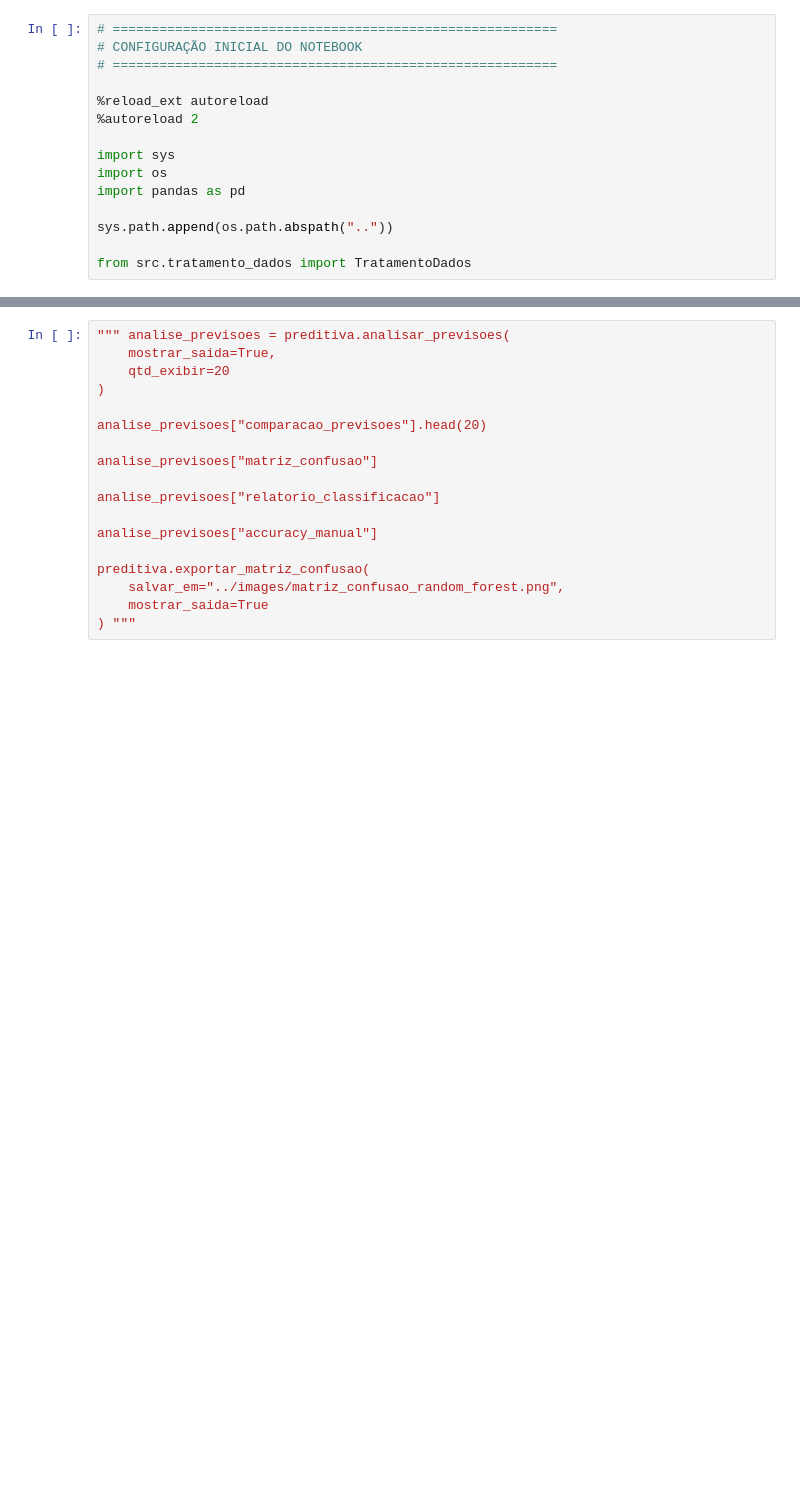
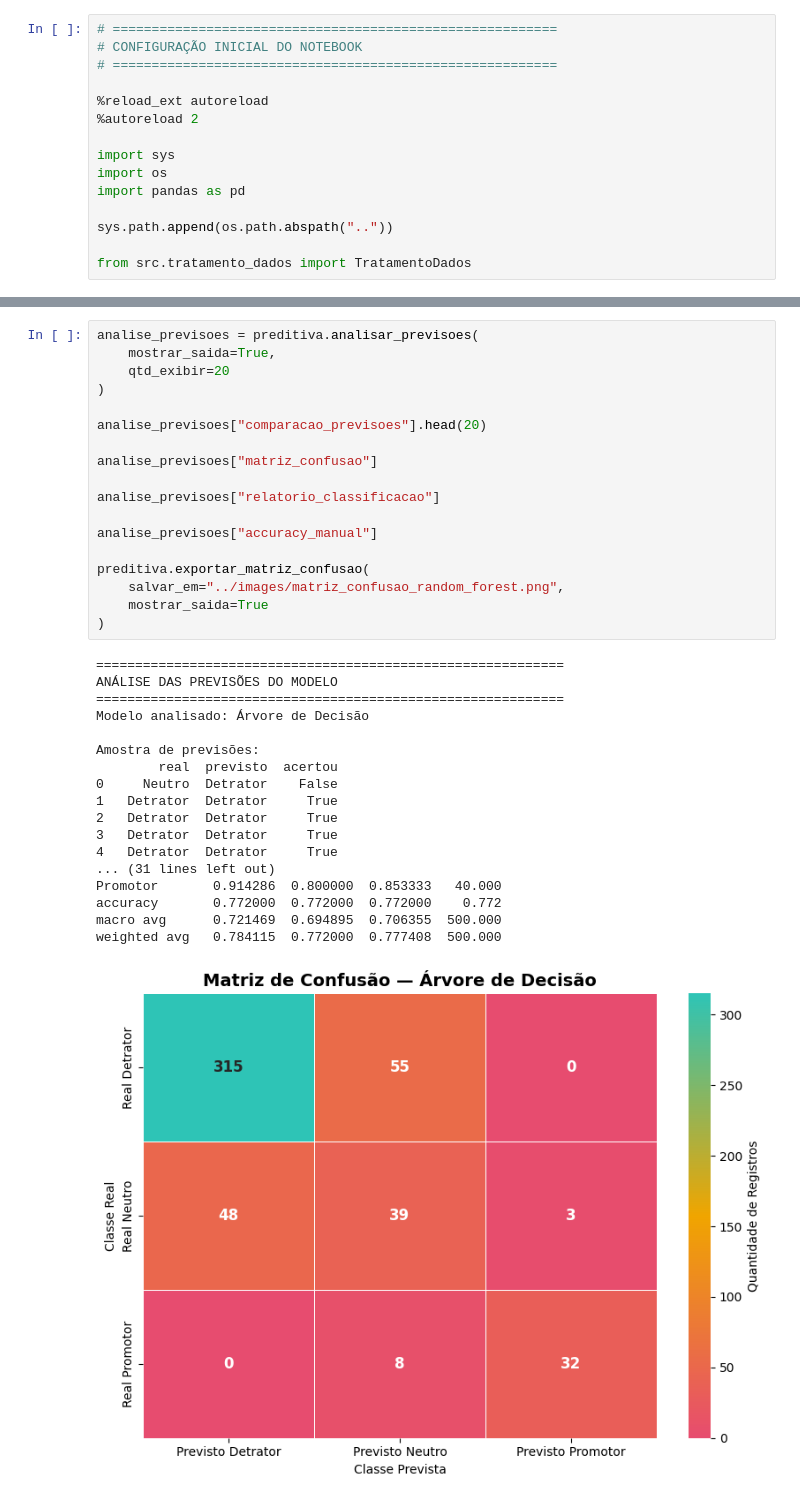
Before and after one commit to LucasAlexSant/Tech-Challenge-Fase-1-FIAP, a Jupyter notebook: notebook/tratamento_e_comparacao_modelos_nps.ipynb, the cells around one changed output, grey strips where cells are left out. Cells and saved outputs as stored; diff of their text form; blank space fills up the shorter version.

```diff
--- a/notebook/tratamento_e_comparacao_modelos_nps.ipynb
+++ b/notebook/tratamento_e_comparacao_modelos_nps.ipynb
@@ -161,18 +248,37 @@ resultados_modelos
 # %%
-""" analise_previsoes = preditiva.analisar_previsoes(
+analise_previsoes = preditiva.analisar_previsoes(
     mostrar_saida=True,
     qtd_exibir=20
 )
 
 analise_previsoes["comparacao_previsoes"].head(20)
 
 analise_previsoes["matriz_confusao"]
 
 analise_previsoes["relatorio_classificacao"]
 
 analise_previsoes["accuracy_manual"]
 
 preditiva.exportar_matriz_confusao(
     salvar_em="../images/matriz_confusao_random_forest.png",
     mostrar_saida=True
-) """
+)
+# %% [output]
+============================================================
+ANÁLISE DAS PREVISÕES DO MODELO
+============================================================
+Modelo analisado: Árvore de Decisão
+
+Amostra de previsões:
+        real  previsto  acertou
+0     Neutro  Detrator    False
+1   Detrator  Detrator     True
+2   Detrator  Detrator     True
+3   Detrator  Detrator     True
+4   Detrator  Detrator     True
+... (31 lines left out)
+Promotor       0.914286  0.800000  0.853333   40.000
+accuracy       0.772000  0.772000  0.772000    0.772
+macro avg      0.721469  0.694895  0.706355  500.000
+weighted avg   0.784115  0.772000  0.777408  500.000
+[figure, added]
```
Also changed, not shown: parts of 7 cells of this notebook, 4 other files.
